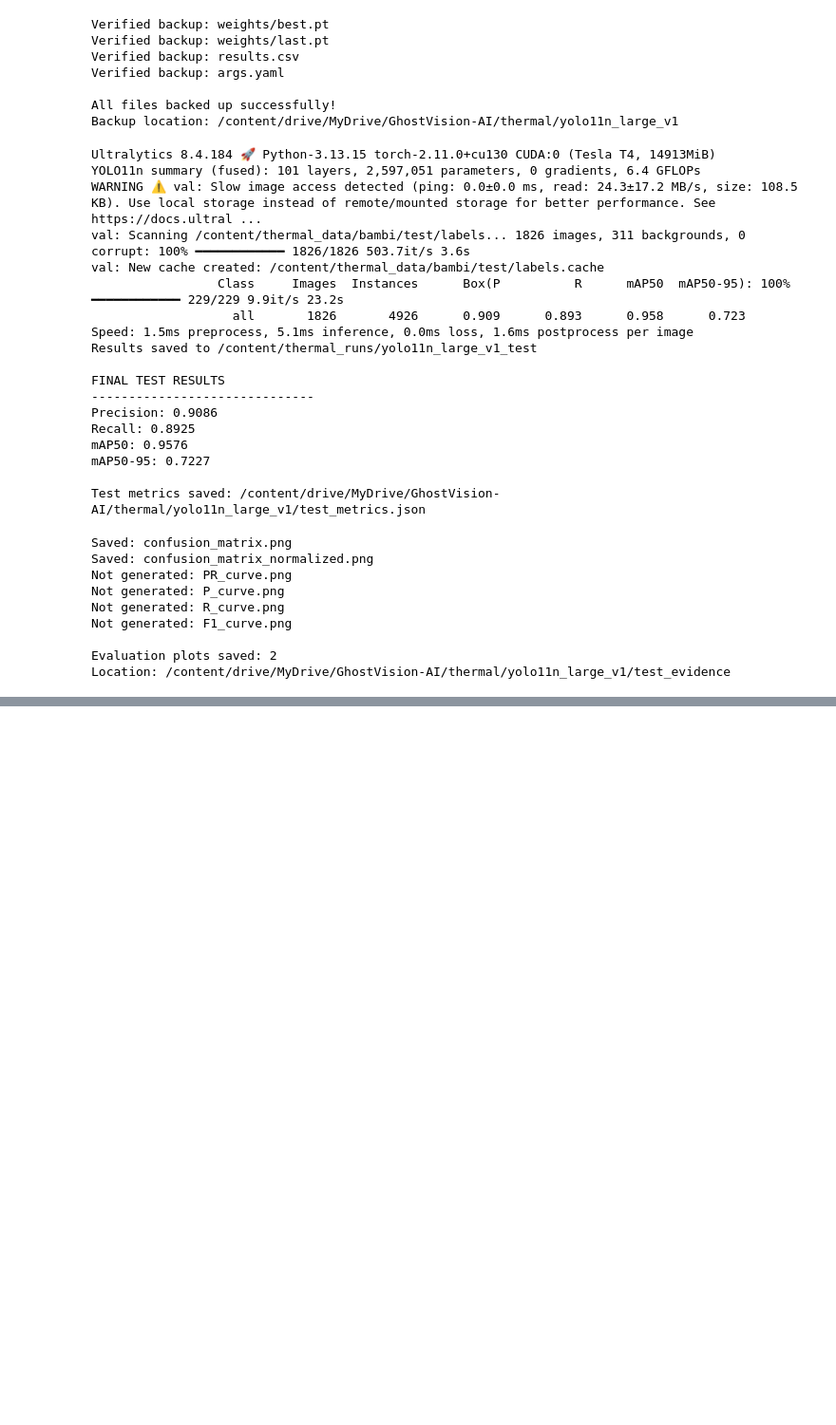
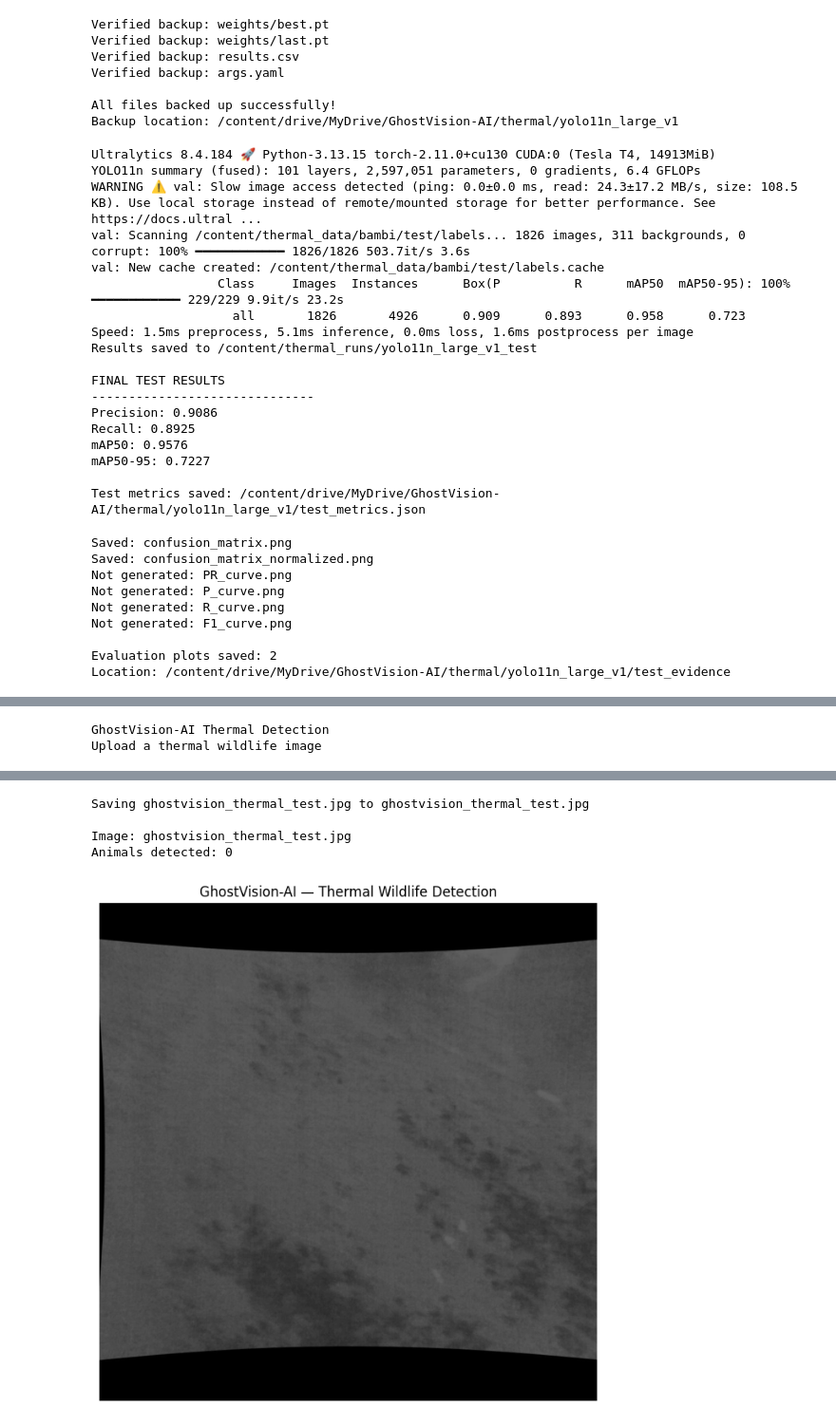
Before and after one commit to ReetomGogoi/GhostVision-AI, a Jupyter notebook: GhostVision_Thermal_Nikhil.ipynb, the cells around one changed output, grey strips where cells are left out. Shown at 95% size. Drawn from its saved outputs; the diff is of its cells as text; code cells hidden in the pictures; blank space fills up the shorter version.

```diff
--- a/GhostVision_Thermal_Nikhil.ipynb
+++ b/GhostVision_Thermal_Nikhil.ipynb
@@ -1372,0 +1409,54 @@ Location: /content/drive/MyDrive/GhostVision-AI/thermal/yolo11n_large_v1/test_ev
+# %%
+
+from google.colab import files
+from ultralytics import YOLO
+from PIL import Image
+from pathlib import Path
+import matplotlib.pyplot as plt
+import io
+
+# Load our trained thermal model
+model_path = (
+    "/content/drive/MyDrive/GhostVision-AI/"
+    "thermal/yolo11n_large_v1/weights/best.pt"
+)
+
+model = YOLO(model_path)
+
+print("GhostVision-AI Thermal Detection")
+print("Upload a thermal wildlife image")
+
+uploaded = files.upload()
+
+for filename, image_bytes in uploaded.items():
+    image = Image.open(io.BytesIO(image_bytes)).convert("RGB")
+
+    results = model.predict(
+        source=image,
+        imgsz=640,
+        conf=0.25,
+        device=0,
+        verbose=False
+    )
+
+    result = results[0]
+
+    print("\nImage:", filename)
+    print("Animals detected:", len(result.boxes))
+
+    for i, box in enumerate(result.boxes, 1):
+        print(
+            f"Animal {i}: "
+            f"{box.conf.item() * 100:.1f}% confidence"
+        )
+
+    annotated = result.plot(pil=True)
+
+    plt.figure(figsize=(11, 8))
+    plt.imshow(annotated)
+    plt.title("GhostVision-AI — Thermal Wildlife Detection")
+    plt.axis("off")
+    plt.show()
+# %% [output]
+GhostVision-AI Thermal Detection
+Upload a thermal wildlife image
@@ -1372,0 +1464,5 @@ Location: /content/drive/MyDrive/GhostVision-AI/thermal/yolo11n_large_v1/test_ev
+Saving ghostvision_thermal_test.jpg to ghostvision_thermal_test.jpg
+
+Image: ghostvision_thermal_test.jpg
+Animals detected: 0
+[figure, added]
```
Also changed, not shown: parts of 4 cells of this notebook.
